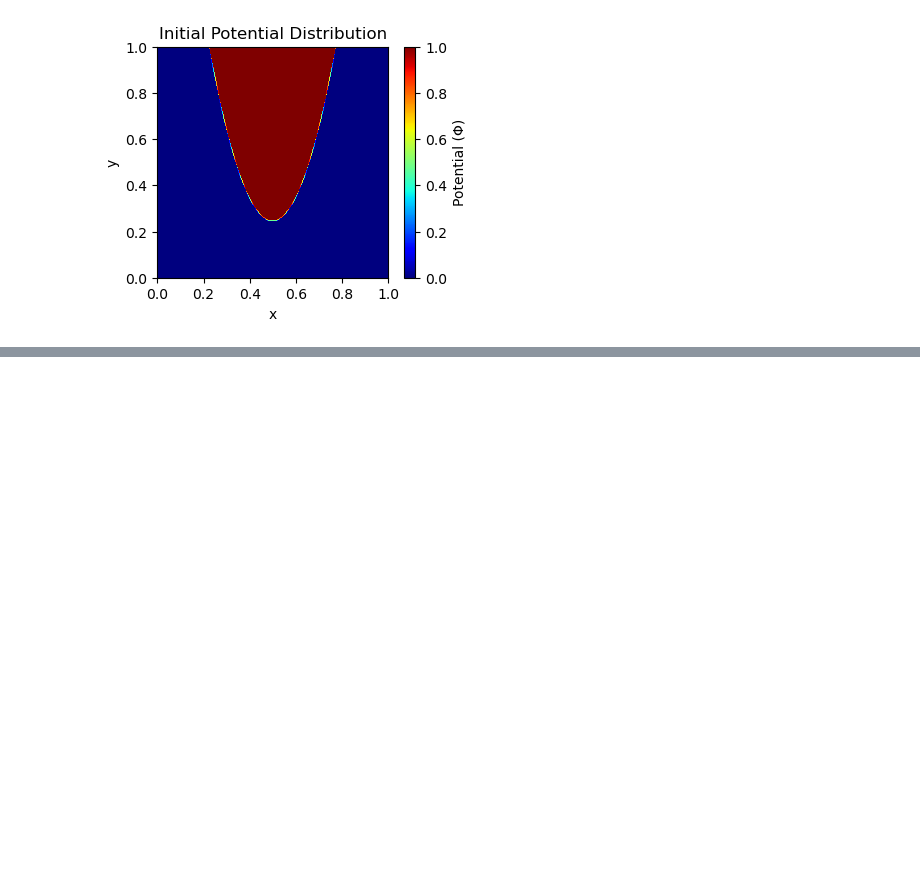
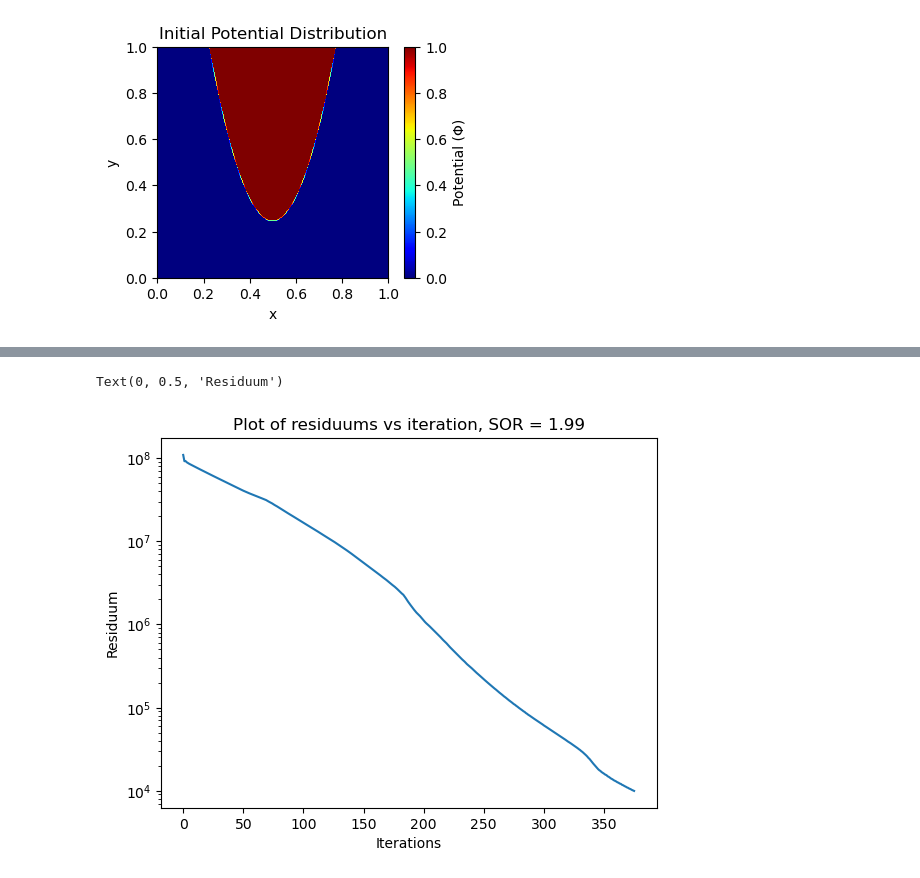
Before and after one commit to SoumyajeetMazumdar/CQMPP, a Jupyter notebook: #6/part1_1.ipynb, the cells around one changed output, grey strips where cells are left out. Saved outputs shown, nothing was run; the diff lists cells and outputs as text; code cells hidden in the pictures; blank space fills up the shorter version.

```diff
--- a/#6/part1_1.ipynb
+++ b/#6/part1_1.ipynb
@@ -88,0 +138,9 @@ GaussSeidel(p=1.99)
+# %%
+plt.plot(counter_arr, residuum_arr)
+plt.yscale("log")
+plt.title(f"Plot of residuums vs iteration, SOR = {p}")
+plt.xlabel("Iterations")
+plt.ylabel("Residuum")
+# %% [output]
+Text(0, 0.5, 'Residuum')
+[figure, added]
```
Also changed, not shown: parts of 3 cells of this notebook, 2 other files.
